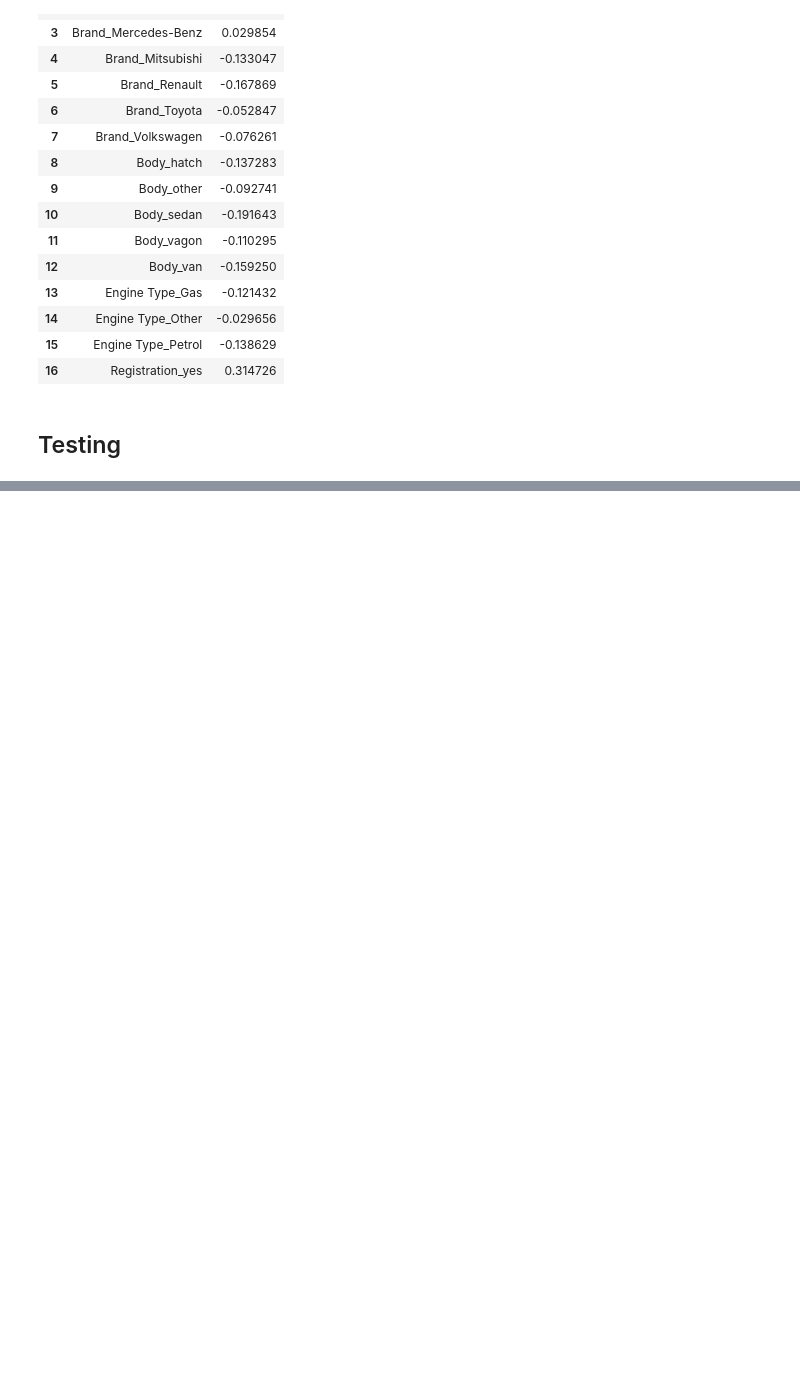
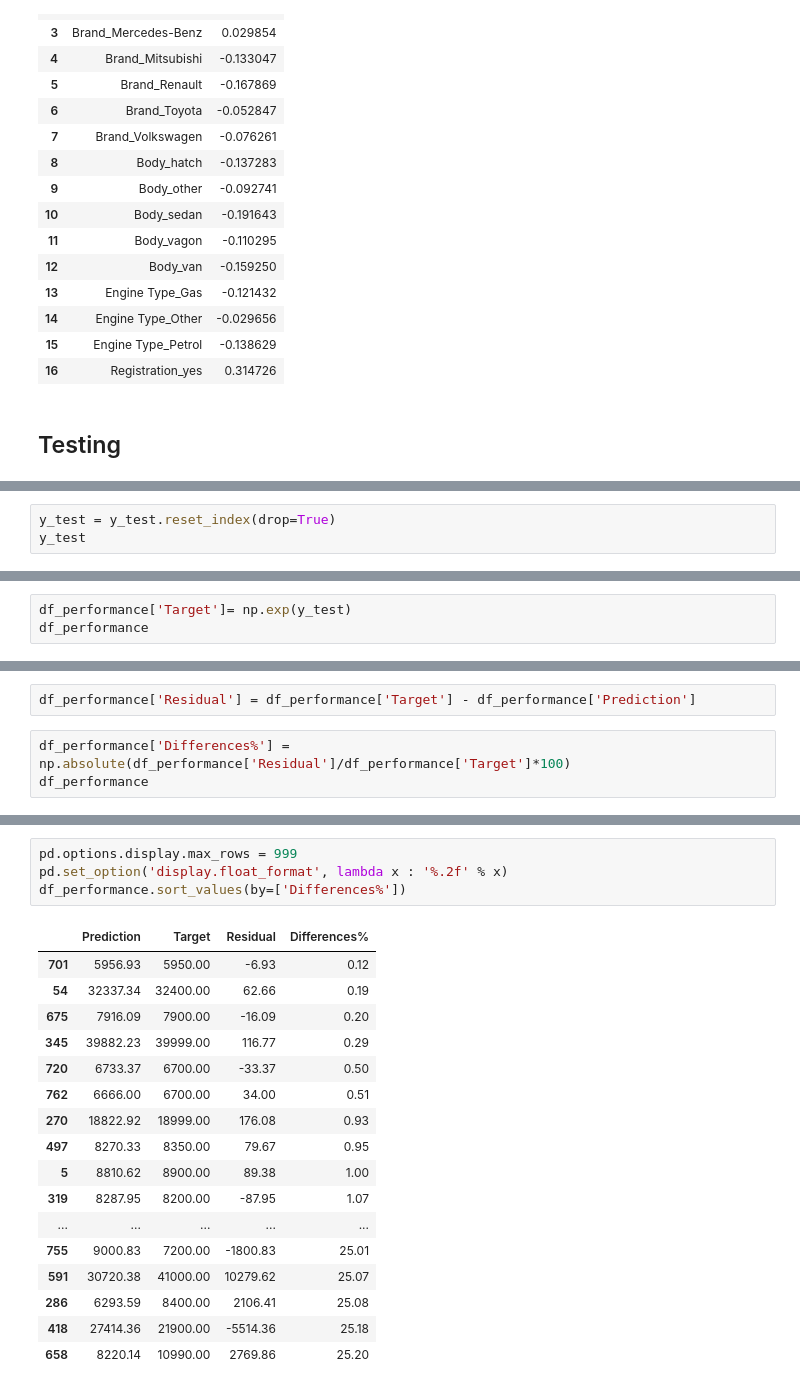
Before and after one commit to hasbiabdulmajid/LR_RealExample, a Jupyter notebook: LR_RealExample.ipynb, the cells around one changed output, grey strips where cells are left out. Cells and saved outputs as stored; diff of their text form; blank space fills up the shorter version.

```diff
--- a/LR_RealExample.ipynb
+++ b/LR_RealExample.ipynb
@@ -372,0 +411,3 @@ reg.summary
+# %%
+y_test = y_test.reset_index(drop=True)
+y_test
@@ -372,0 +427,3 @@ reg.summary
+# %%
+df_performance['Target']= np.exp(y_test)
+df_performance
@@ -372,0 +444,5 @@ reg.summary
+# %%
+df_performance['Residual'] = df_performance['Target'] - df_performance['Prediction']
+# %%
+df_performance['Differences%'] = np.absolute(df_performance['Residual']/df_performance['Target']*100)
+df_performance
@@ -372,0 +475,22 @@ reg.summary
+# %%
+pd.options.display.max_rows = 999
+pd.set_option('display.float_format', lambda x : '%.2f' % x)
+df_performance.sort_values(by=['Differences%'])
+# %% [output]
+|  | Prediction | Target | Residual | Differences% |
+| 701 | 5956.93 | 5950.00 | -6.93 | 0.12 |
+| 54 | 32337.34 | 32400.00 | 62.66 | 0.19 |
+| 675 | 7916.09 | 7900.00 | -16.09 | 0.20 |
+| 345 | 39882.23 | 39999.00 | 116.77 | 0.29 |
+| 720 | 6733.37 | 6700.00 | -33.37 | 0.50 |
+| 762 | 6666.00 | 6700.00 | 34.00 | 0.51 |
+| 270 | 18822.92 | 18999.00 | 176.08 | 0.93 |
+| 497 | 8270.33 | 8350.00 | 79.67 | 0.95 |
+| 5 | 8810.62 | 8900.00 | 89.38 | 1.00 |
+| 319 | 8287.95 | 8200.00 | -87.95 | 1.07 |
+| ... | ... | ... | ... | ... |
+| 755 | 9000.83 | 7200.00 | -1800.83 | 25.01 |
+| 591 | 30720.38 | 41000.00 | 10279.62 | 25.07 |
+| 286 | 6293.59 | 8400.00 | 2106.41 | 25.08 |
+| 418 | 27414.36 | 21900.00 | -5514.36 | 25.18 |
+| 658 | 8220.14 | 10990.00 | 2769.86 | 25.20 |
```
Also changed, not shown: parts of 8 cells of this notebook.
